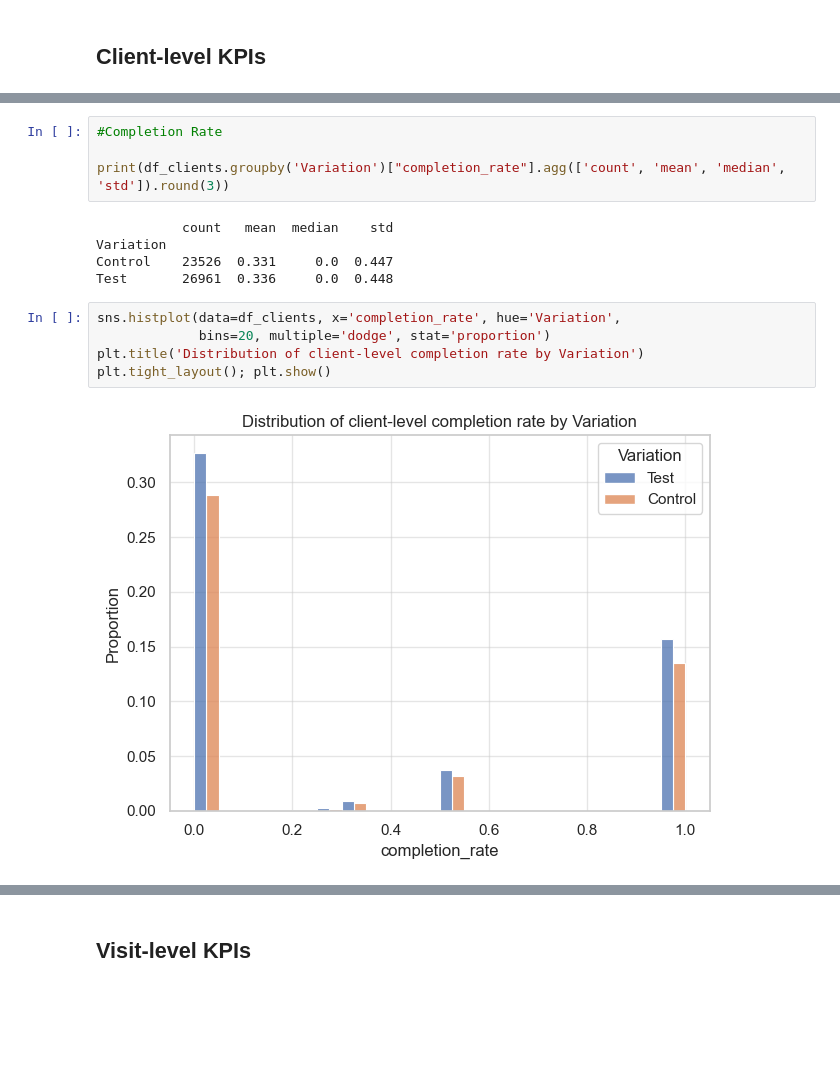
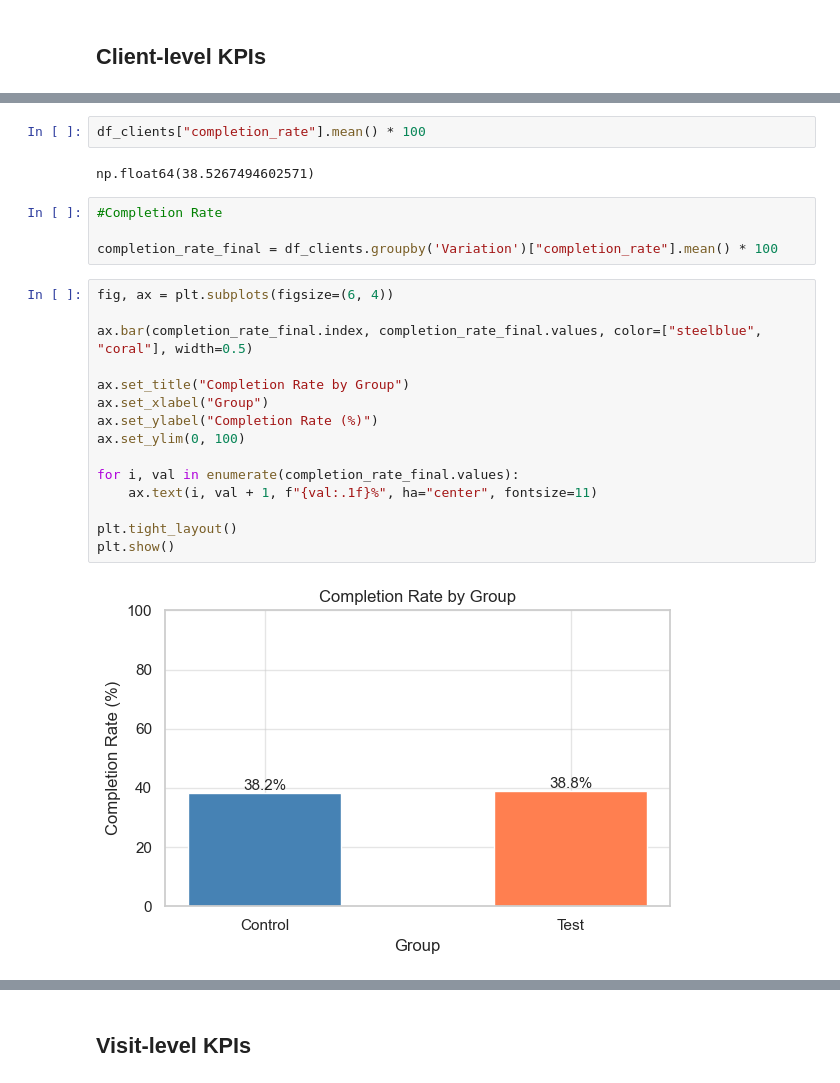
Before and after one commit to anwenvroberts-max/vanguard_AB, a Jupyter notebook: notebooks/eda_kpis.ipynb, the cells around one changed output, grey strips where cells are left out. Drawn from its saved outputs; the diff is of its cells as text; blank space fills up the shorter version.

```diff
--- a/notebooks/eda_kpis.ipynb
+++ b/notebooks/eda_kpis.ipynb
@@ -69,18 +59,27 @@ numeric_summary(df_clients, cols=client_kpis)
+# %%
+df_clients["completion_rate"].mean() * 100
+# %% [output]
+np.float64(38.5267494602571)
 # %%
 #Completion Rate
 
-print(df_clients.groupby('Variation')["completion_rate"].agg(['count', 'mean', 'median', 'std']).round(3))
+completion_rate_final = df_clients.groupby('Variation')["completion_rate"].mean() * 100
-# %% [output]
-           count   mean  median    std
-Variation
-Control    23526  0.331     0.0  0.447
-Test       26961  0.336     0.0  0.448
 # %%
-sns.histplot(data=df_clients, x='completion_rate', hue='Variation',
-             bins=20, multiple='dodge', stat='proportion')
-plt.title('Distribution of client-level completion rate by Variation')
-plt.tight_layout(); plt.show()
+fig, ax = plt.subplots(figsize=(6, 4))
+
+ax.bar(completion_rate_final.index, completion_rate_final.values, color=["steelblue", "coral"], width=0.5)
+
+ax.set_title("Completion Rate by Group")
+ax.set_xlabel("Group")
+ax.set_ylabel("Completion Rate (%)")
+ax.set_ylim(0, 100)
+
+for i, val in enumerate(completion_rate_final.values):
+    ax.text(i, val + 1, f"{val:.1f}%", ha="center", fontsize=11)
+
+plt.tight_layout()
+plt.show()
 # %% [output]
-[figure, old version]
+[figure, new version]
 # %%
 #Error Rate
```
Also changed, not shown: parts of 13 cells of this notebook, 3 other files.
